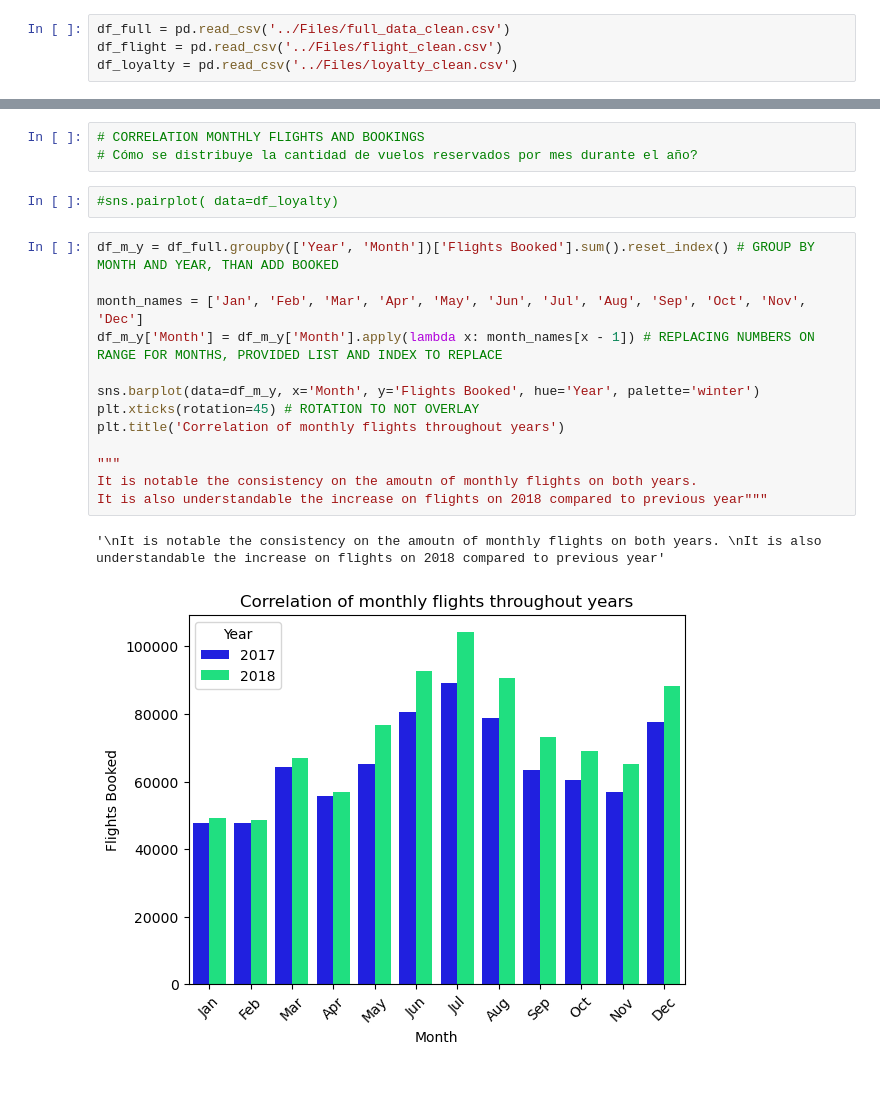
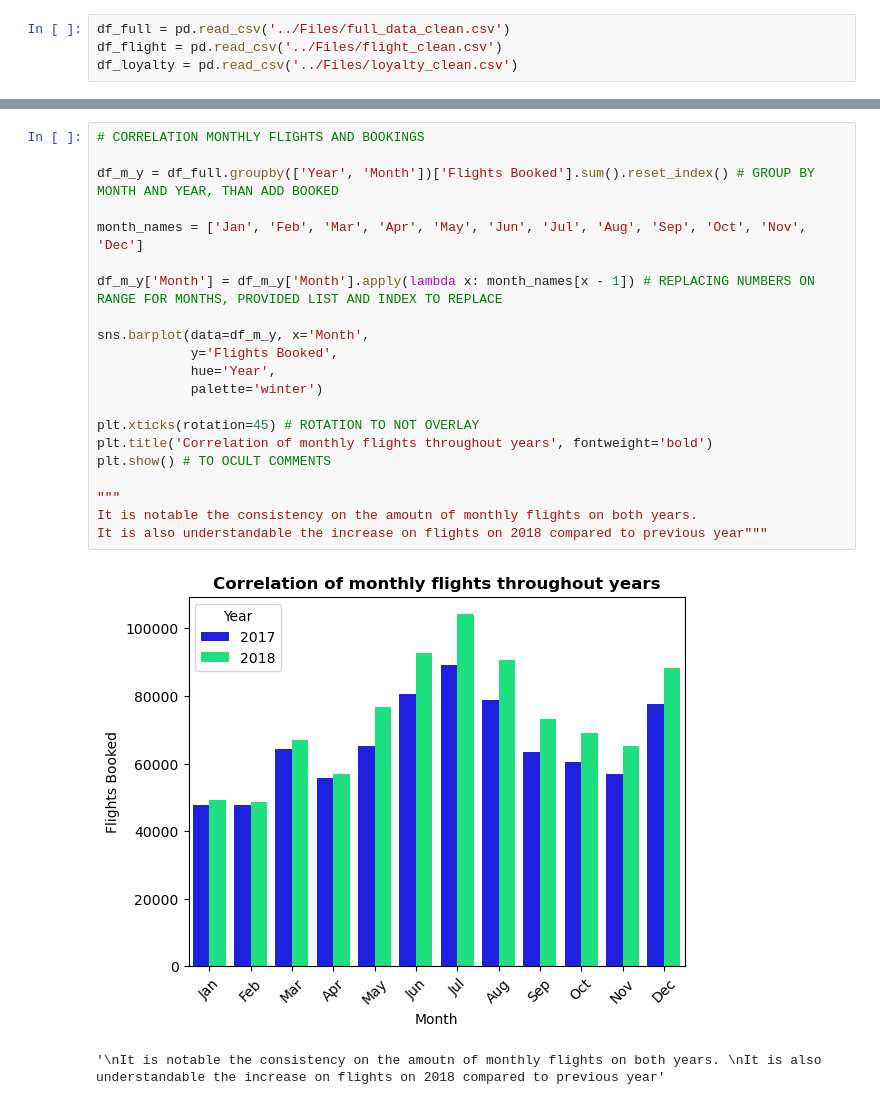
Before and after one commit to Adalab/bda-modulo-3-evaluacion-final-CibiPB, a Jupyter notebook: Notebooks/3. Data Analysis.ipynb, the cells around one changed output, grey strips where cells are left out. Drawn from its saved outputs; the diff is of its cells as text.

```diff
--- a/Notebooks/3. Data Analysis.ipynb
+++ b/Notebooks/3. Data Analysis.ipynb
@@ -44,27 +79,30 @@ Text(0.5, 1.0, 'Enrollment Year & Cancellation Year')
 sp.num_and_num (df_full,'Flights with Companions', 'Total Flights')
 # %% [output]
 [figure]
-# %%
-# CORRELATION MONTHLY FLIGHTS AND BOOKINGS
-# Cómo se distribuye la cantidad de vuelos reservados por mes durante el año?
-# %%
-#sns.pairplot( data=df_loyalty)
 # %%
+# CORRELATION MONTHLY FLIGHTS AND BOOKINGS
+
 df_m_y = df_full.groupby(['Year', 'Month'])['Flights Booked'].sum().reset_index() # GROUP BY MONTH AND YEAR, THAN ADD BOOKED
 
 month_names = ['Jan', 'Feb', 'Mar', 'Apr', 'May', 'Jun', 'Jul', 'Aug', 'Sep', 'Oct', 'Nov', 'Dec']
+
 df_m_y['Month'] = df_m_y['Month'].apply(lambda x: month_names[x - 1]) # REPLACING NUMBERS ON RANGE FOR MONTHS, PROVIDED LIST AND INDEX TO REPLACE
 
-sns.barplot(data=df_m_y, x='Month', y='Flights Booked', hue='Year', palette='winter')
+sns.barplot(data=df_m_y, x='Month',
+            y='Flights Booked',
+            hue='Year',
+            palette='winter')
+
 plt.xticks(rotation=45) # ROTATION TO NOT OVERLAY
-plt.title('Correlation of monthly flights throughout years')
+plt.title('Correlation of monthly flights throughout years', fontweight='bold')
+plt.show() # TO OCULT COMMENTS
 
 """
 It is notable the consistency on the amoutn of monthly flights on both years.
 It is also understandable the increase on flights on 2018 compared to previous year"""
 # %% [output]
+[figure, new version]
 '\nIt is notable the consistency on the amoutn of monthly flights on both years. \nIt is also understandable the increase on flights on 2018 compared to previous year'
-[figure, old version]
 # %%
 # CORRELATION DISTANCY AND ACCUMULATED POINTS
 
```
Also changed, not shown: parts of 14 cells of this notebook.
